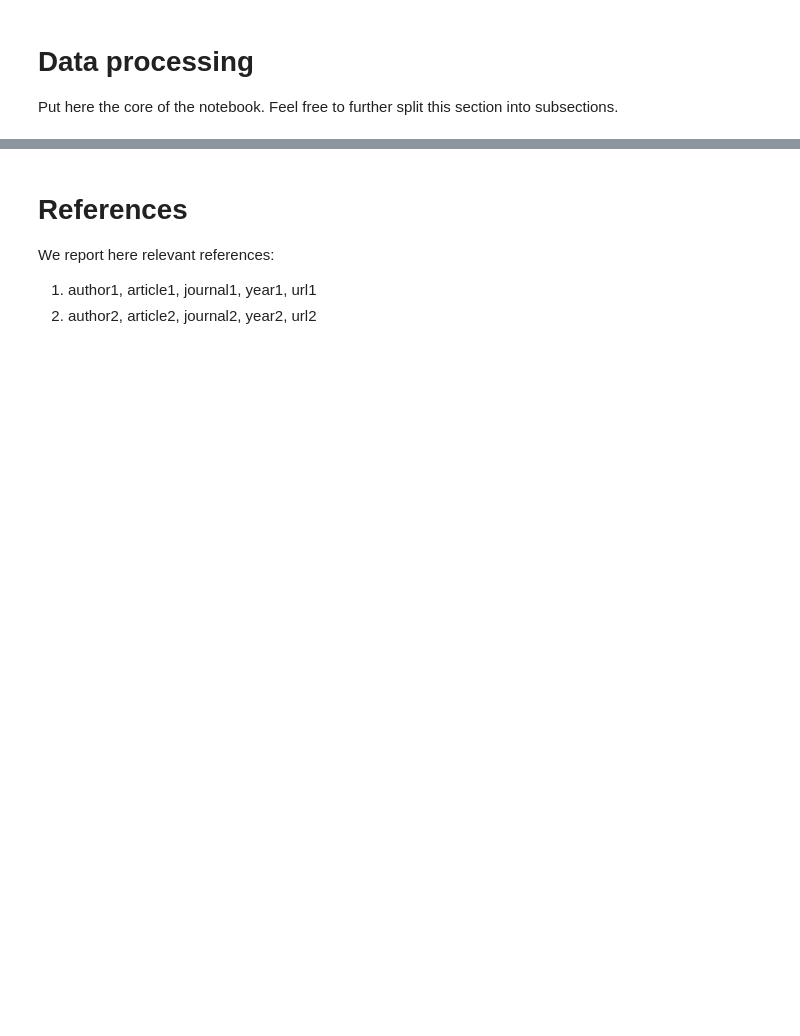
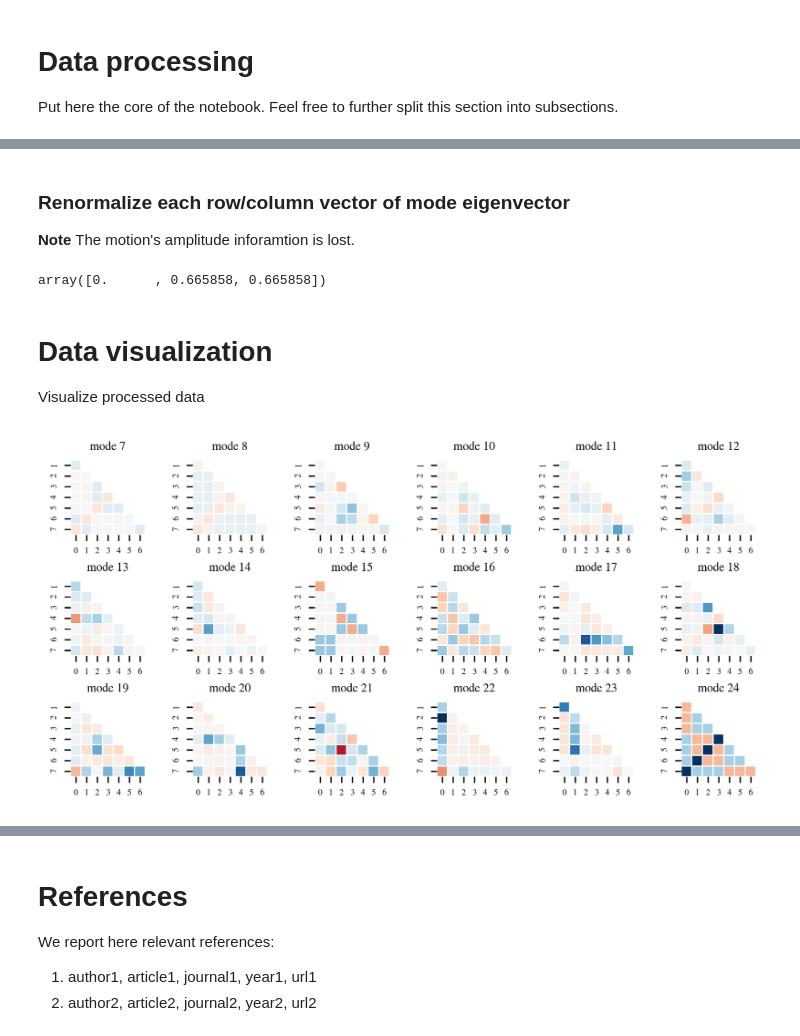
Before and after one commit to igordub/artificial-pdb-coord, a Jupyter notebook: notebooks/01.ID.explore_eigenvectors.ipynb, the cells around one changed output, grey strips where cells are left out. Cells and saved outputs as stored; diff of their text form; code cells hidden in the pictures; blank space fills up the shorter version.

Commit message:
Explore cube eigenvectors

```diff
--- a/notebooks/01.ID.explore_eigenvectors.ipynb
+++ b/notebooks/01.ID.explore_eigenvectors.ipynb
@@ -76,3 +77,8 @@ EIGENVECTOR_FILEPATH = "data/processed/eigenvector_007"
+# %%
+EIGENVECTOR_FILEPATH = "data/processed/eigenvector_024"
+config = utils.read_config()
+
+plt.style.use(config['viz']['jupyter'])
 # %% [markdown]
 
 # Data import
@@ -88,3 +88,7 @@ array([[-0.   , -0.289,  0.408],
+# %%
+# eigenvector_filepaths = sorted(glob.glob('data/processed/eigenvector_???'))
+eigenvector_filepath = "data/processed/eigenvector_{:03}"
+eigenvectors = {mode_num : np.loadtxt(eigenvector_filepath.format(mode_num)) for mode_num in range(7,25)}
 # %% [markdown]
 # Data processing
 Put here the core of the notebook. Feel free to further split this section into subsections.
@@ -96,0 +95,3 @@ np.dot(eigenvector[3], eigenvector[3])
+# %% [markdown]
+### Renormalize each row/column vector of mode eigenvector
+**Note** The motion's amplitude inforamtion is lost.
@@ -96,0 +104,4 @@ np.dot(eigenvector[3], eigenvector[3])
+# %%
+np.cross(eigenvector[2], eigenvector[3])
+# %% [output]
+array([0.      , 0.665858, 0.665858])
@@ -96,0 +130,32 @@ np.dot(eigenvector[3], eigenvector[3])
+# %% [markdown]
+# Data visualization
+Visualize processed data
+# %%
+def plot_crosscor(array, vmin=0, center=None, vmax=1, axis=None, cmap=plt.cm.RdBu_r, annot=True):
+    array = array[1:, :-1]
+    mask = np.zeros_like(array)
+    mask[np.triu_indices_from(mask, k=1)] = True
+
+    sns.heatmap(array, fmt='.2f', linewidths=.5, vmin=vmin, center=center, vmax=vmax, square=True, mask=mask, annot=annot, cmap=cmap, cbar=False, ax=axis)
+    y_ticks = axis.get_yticks()
+    y_ticks = [int(tick +0.5) for tick in y_ticks]
+    axis.set_yticklabels(y_ticks)
+
+    return None
+
+subplot_rows = 3
+subplot_columns = 6
+with plt.rc_context({'font.size': 4, 'xtick.labelsize': 5, 'ytick.labelsize': 5, 'axes.titlesize': 7}):
+    _, axs = plt.subplots(subplot_rows, subplot_columns)
+    mode_num = 7
+    for i in range(subplot_rows):
+        for j in range(subplot_columns):
+            dotprod = calcualte_dotprod(eigenvectors[mode_num])
+            plot_crosscor(dotprod, vmin=-1, center=0, vmax=1, cmap=plt.cm.RdBu_r, axis=axs[i, j], annot=False)
+
+            axs[i, j].set_title("mode {}".format(mode_num))
+            mode_num += 1
+
+    plt.tight_layout()
+# %% [output]
+[figure, added]
```
Also changed, not shown: parts of 9 cells of this notebook.
